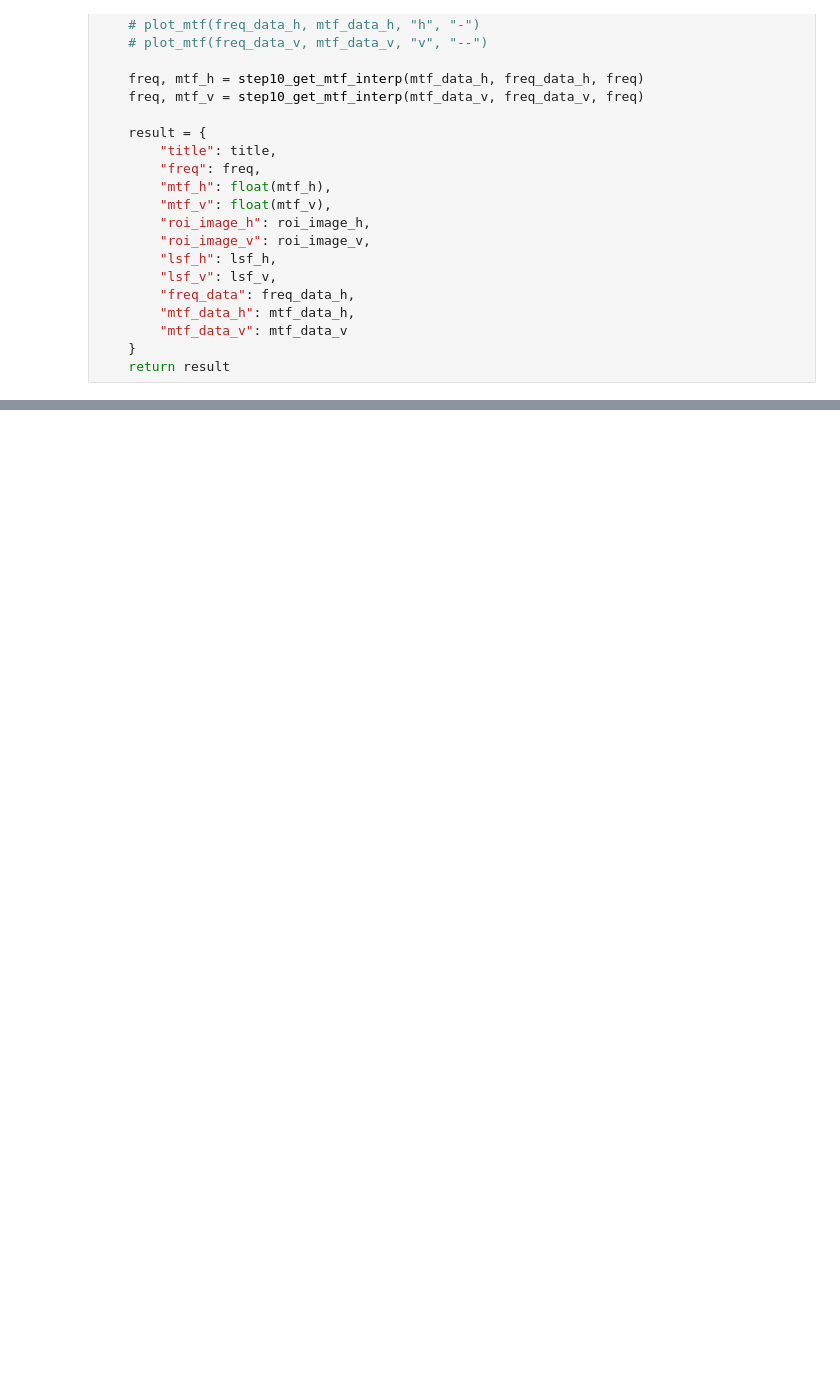
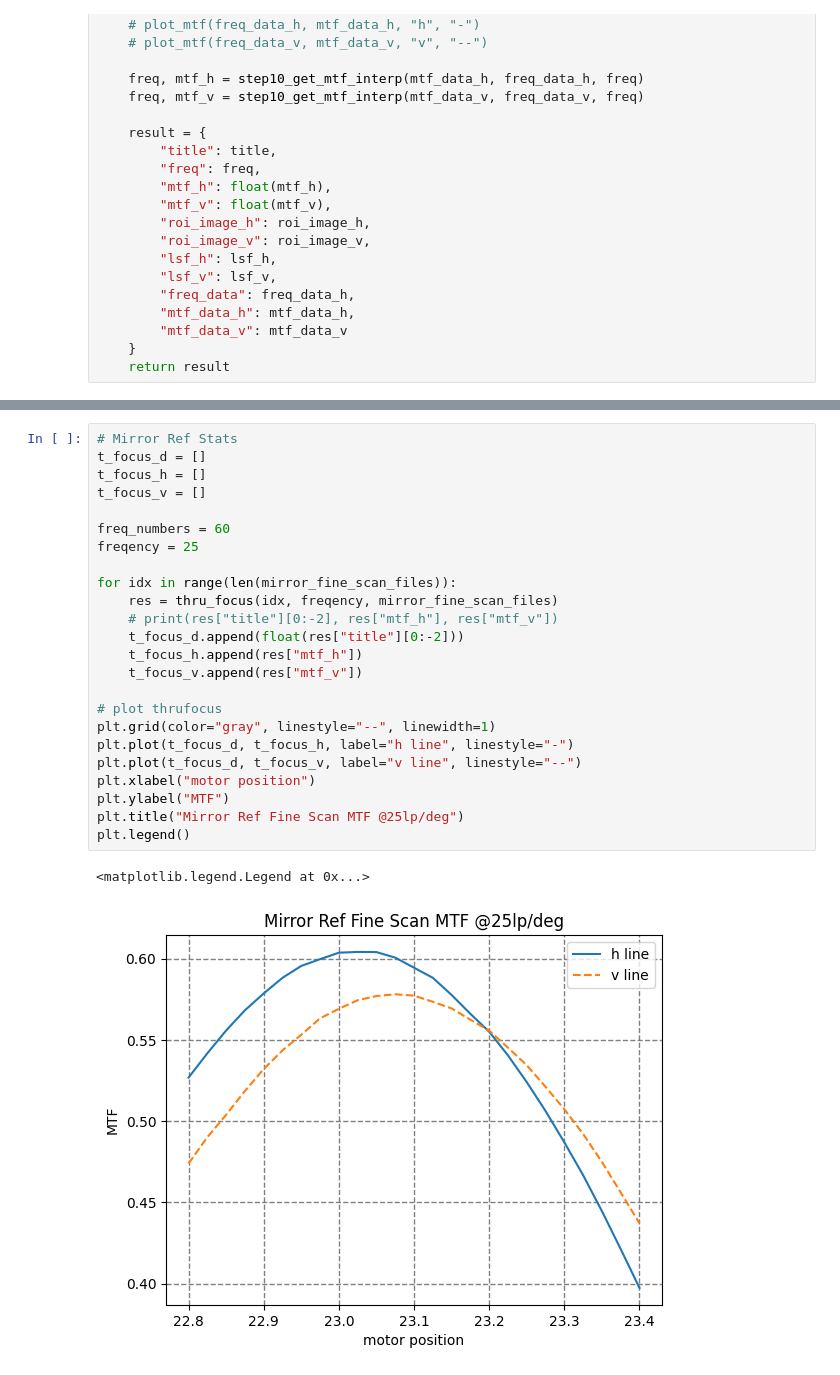
Before and after one commit to lucaswewa/mtf, a Jupyter notebook: mtf_book-0803-Integrated.ipynb, the cells around one changed output, grey strips where cells are left out. Saved outputs shown, nothing was run; the diff lists cells and outputs as text; blank space fills up the shorter version.

```diff
--- a/mtf_book-0803-Integrated.ipynb
+++ b/mtf_book-0803-Integrated.ipynb
@@ -638,0 +991,27 @@ motor_diff = 0.1
+# %%
+# Mirror Ref Stats
+t_focus_d = []
+t_focus_h = []
+t_focus_v = []
+
+freq_numbers = 60
+freqency = 25
+
+for idx in range(len(mirror_fine_scan_files)):
+    res = thru_focus(idx, freqency, mirror_fine_scan_files)
+    # print(res["title"][0:-2], res["mtf_h"], res["mtf_v"])
+    t_focus_d.append(float(res["title"][0:-2]))
+    t_focus_h.append(res["mtf_h"])
+    t_focus_v.append(res["mtf_v"])
+
+# plot thrufocus
+plt.grid(color="gray", linestyle="--", linewidth=1)
+plt.plot(t_focus_d, t_focus_h, label="h line", linestyle="-")
+plt.plot(t_focus_d, t_focus_v, label="v line", linestyle="--")
+plt.xlabel("motor position")
+plt.ylabel("MTF")
+plt.title("Mirror Ref Fine Scan MTF @25lp/deg")
+plt.legend()
+# %% [output]
+<matplotlib.legend.Legend at 0x...>
+[figure, added]
```
Also changed, not shown: parts of 16 cells of this notebook.
